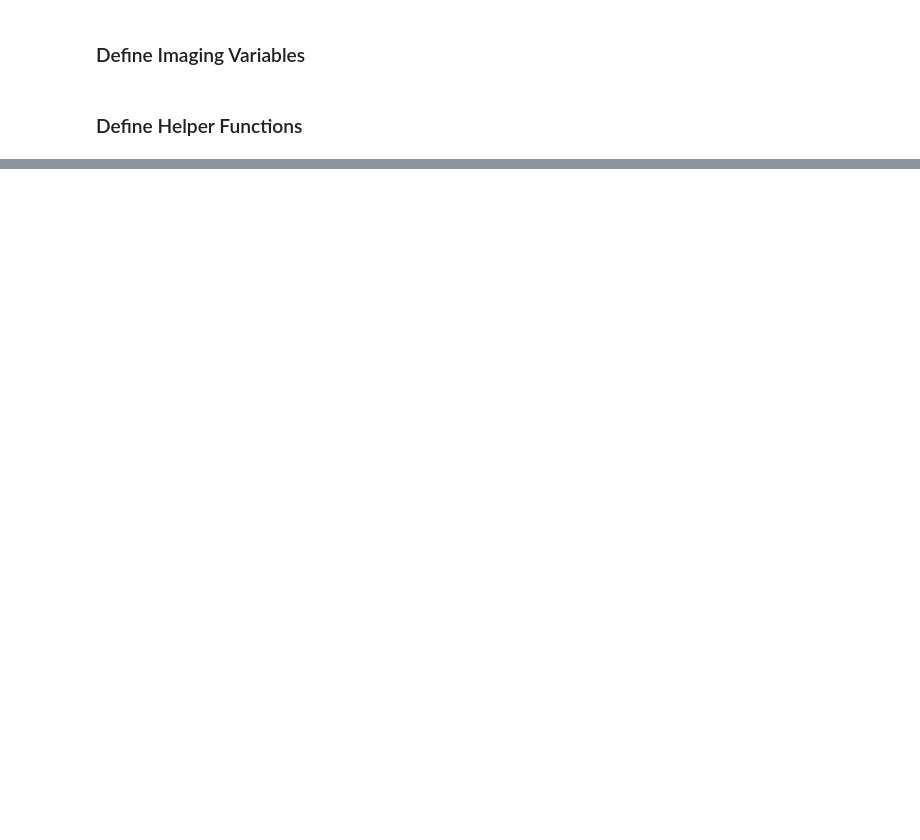
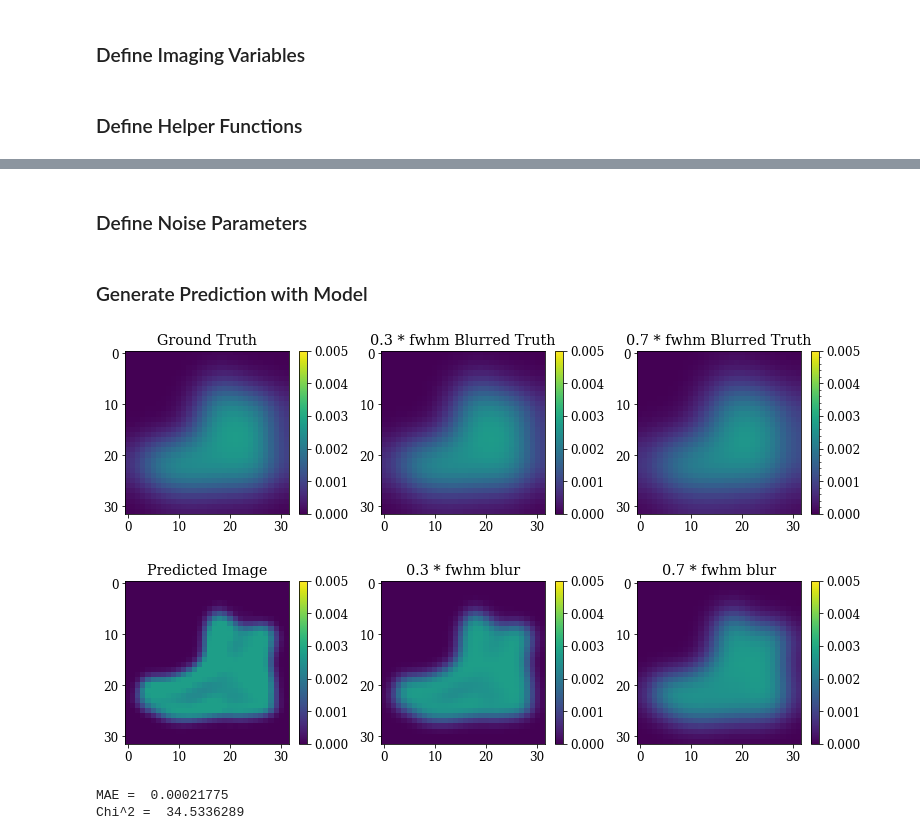
Before and after one commit to johannakarras/Deep-Neural-Networks-for-Black-Hole-Imaging, a Jupyter notebook: Neural Network/Neural Network Demo.ipynb, the cells around one changed output, grey strips where cells are left out. Drawn from its saved outputs; the diff is of its cells as text; code cells hidden in the pictures; blank space fills up the shorter version.

```diff
--- a/Neural Network/Neural Network Demo.ipynb
+++ b/Neural Network/Neural Network Demo.ipynb
@@ -944,5 +410,11 @@ Done.
 # %%
-obs, visibility, cphase, camp, F_vis, F_cphase, F_camp, sigma_vis, sigma_cphase, sigma_camp, t1, t2 = get_measurements(X.flatten())  # data terms
+# Select target image at index 0
+target = xdata[0]
+
+# Normalize target images
+target /= np.sum(target)
+
+obs, visibility, F_vis, sigma, t1, t2 = get_measurements(target.flatten())  # data terms
 fwhm = obs.res()
 print("Done.")
 # %% [output]
@@ -970,0 +488,50 @@ print('SSIM = ', ssim)
+# %% [markdown]
+### Define Noise Parameters
+# %%
+npix = 32
+flux = 1            # image flux
+th_noise = False    # add thermal noise
+phase_err = False   # add phase noise
+amp_err = False     # add amplitude noise
+gainp=0.0           # std of site-specific gain error
+gain_offset=0.1     # fixed offset of site-specific gain error
+# %% [markdown]
+### Generate Prediction with Model
+# %%
+vis_split = np.column_stack((np.real(visibility), np.imag(visibility)))
+vis_split = np.float32(224.46*vis_split.reshape((1, 1691,2)))
+[pred_img, pred_vis] = vis_model.predict(vis_split, steps=1)
+
+# Normalize predicted image by constant
+# (used for training neural network to prevent dying weights during back propagation)
+ALPHA = 500
+pred_img /= ALPHA
+
+# Normalize predicted image flux to target image flux
+pred_img = post_process(pred_img, target)
+
+# Apply blur by 0.5*fwhm to target image
+target_blur = eh.image.make_empty(npix, fov, ra, dec, rf=rf, source='random', mjd=mjd)
+target_blur.imvec = target.flatten()
+target_blur = target_blur.blur_circ(fwhm_i=0.5*fwhm, fwhm_pol=0.5*fwhm)
+target = target_blur.imvec
+
+# Apply blur by 0.5*fwhm to predicted image
+fwhm = obs.res()
+pred_blur = eh.image.make_empty(npix, fov, ra, dec, rf=rf, source='random', mjd=mjd)
+pred_blur.imvec = pred_img.flatten()
+pred_blur_img = pred_blur.blur_circ(fwhm_i=0.5*fwhm, fwhm_pol=0.5*fwhm)
+pred_blur = pred_blur_img.imvec
+
+mae = np.mean(np.abs((np.subtract(pred_blur.flatten(), target.flatten()))))
+chisq = obs.chisq(pred_blur_img,dtype='vis')
+
+visualize(target, pred_img, obs)
+
+print("MAE = ", np.round(mae, 8))
+print("Chi^2 = ", np.round(chisq, 8))
+# %% [output]
+[figure, added]
+[figure, added]
+MAE =  0.00021775
+Chi^2 =  34.5336289
```
Also changed, not shown: parts of 11 cells of this notebook.
